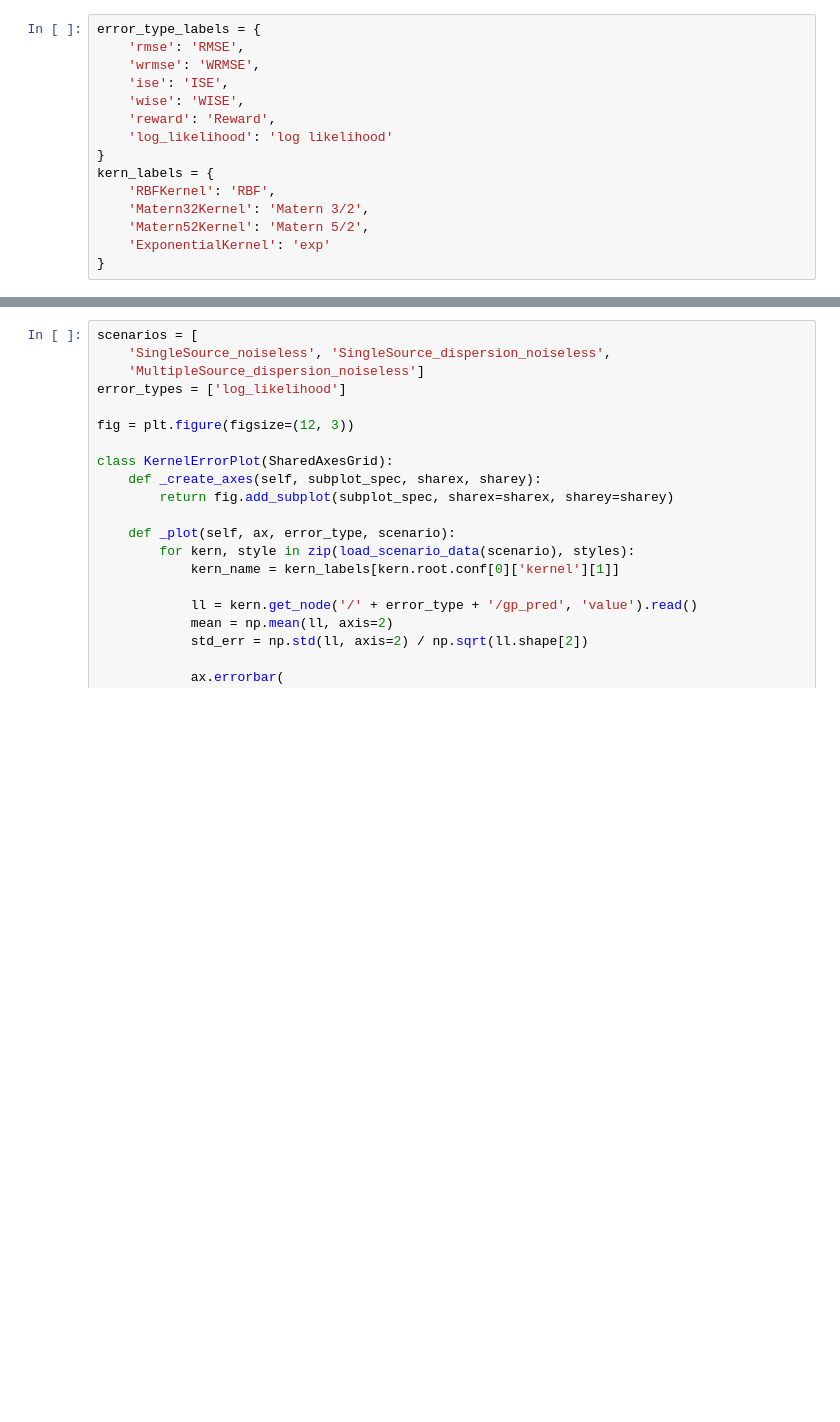
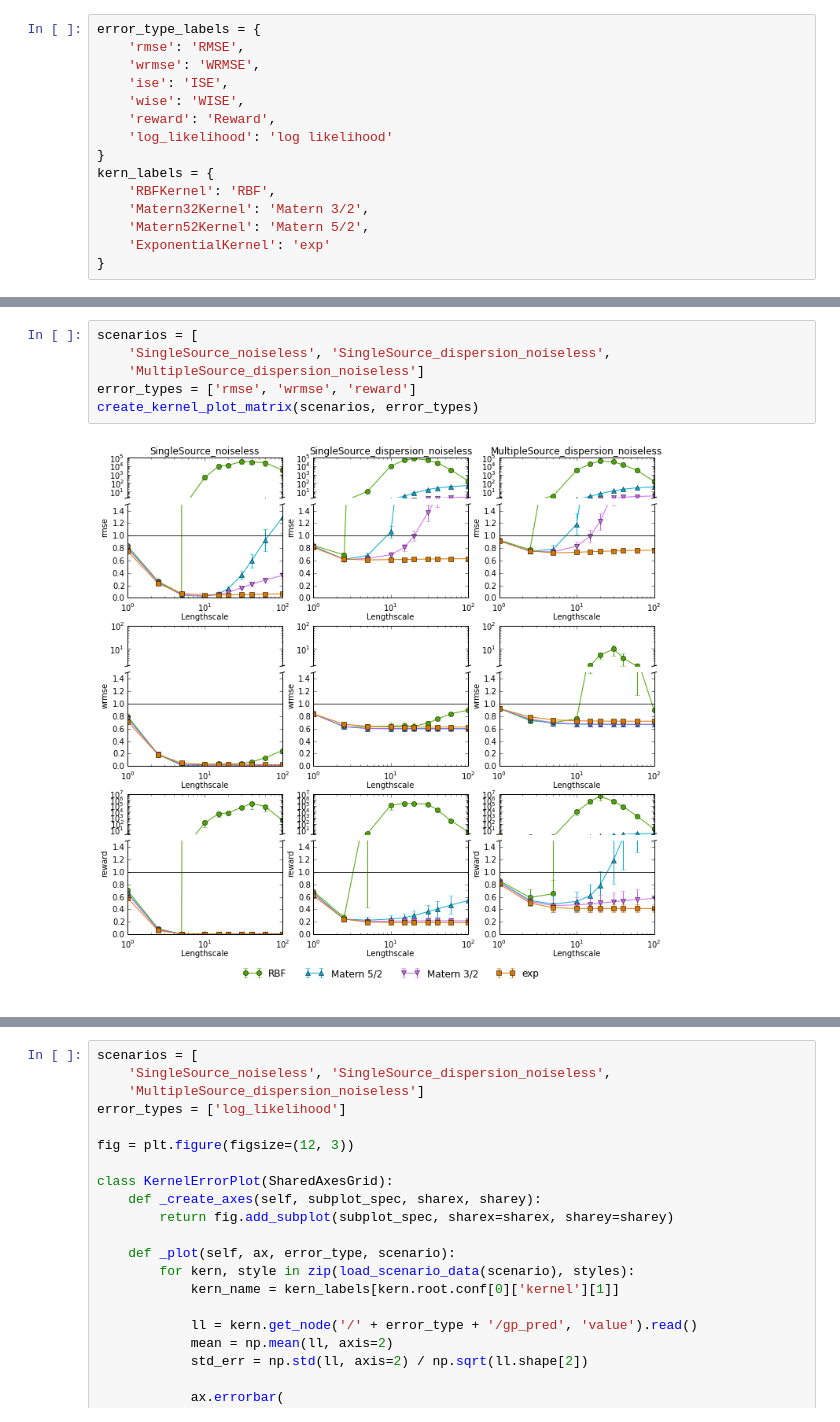
Before and after one commit to jgosmann/plume, a Jupyter notebook: notebooks/Kernels.ipynb, the cells around one changed output, grey strips where cells are left out. Drawn from its saved outputs; the diff is of its cells as text; blank space fills up the shorter version.

Commit message:
Kernel plots for noise case.

```diff
--- a/notebooks/Kernels.ipynb
+++ b/notebooks/Kernels.ipynb
@@ -95,0 +92,8 @@ ax_legend.legend(
+# %%
+scenarios = [
+    'SingleSource_noiseless', 'SingleSource_dispersion_noiseless',
+    'MultipleSource_dispersion_noiseless']
+error_types = ['rmse', 'wrmse', 'reward']
+create_kernel_plot_matrix(scenarios, error_types)
+# %% [output]
+[figure, added]
```
Also changed, not shown: parts of 3 cells of this notebook.
